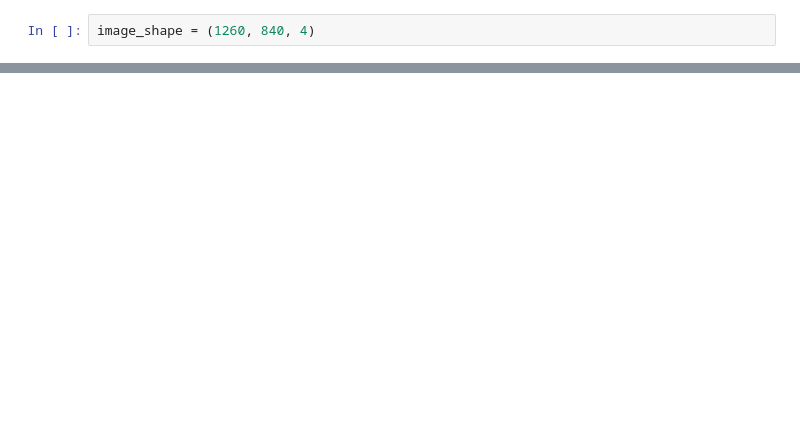
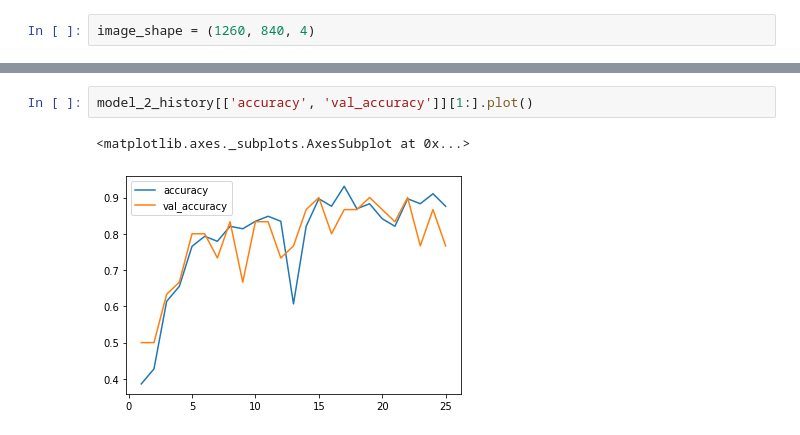
Before and after one commit to Shubhranshu-Malhotra/Naruto_Characters_Classification, a Jupyter notebook: Naruto_Characters_Classification_Pilot_Project.ipynb, the cells around one changed output, grey strips where cells are left out. Saved outputs shown, nothing was run; the diff lists cells and outputs as text; blank space fills up the shorter version.

```diff
--- a/Naruto_Characters_Classification_Pilot_Project.ipynb
+++ b/Naruto_Characters_Classification_Pilot_Project.ipynb
@@ -348,0 +1044,5 @@ image_shape = (1260, 840, 4)
+# %%
+model_2_history[['accuracy', 'val_accuracy']][1:].plot()
+# %% [output]
+<matplotlib.axes._subplots.AxesSubplot at 0x...>
+[figure, added]
```
Also changed, not shown: parts of 95 cells of this notebook.
